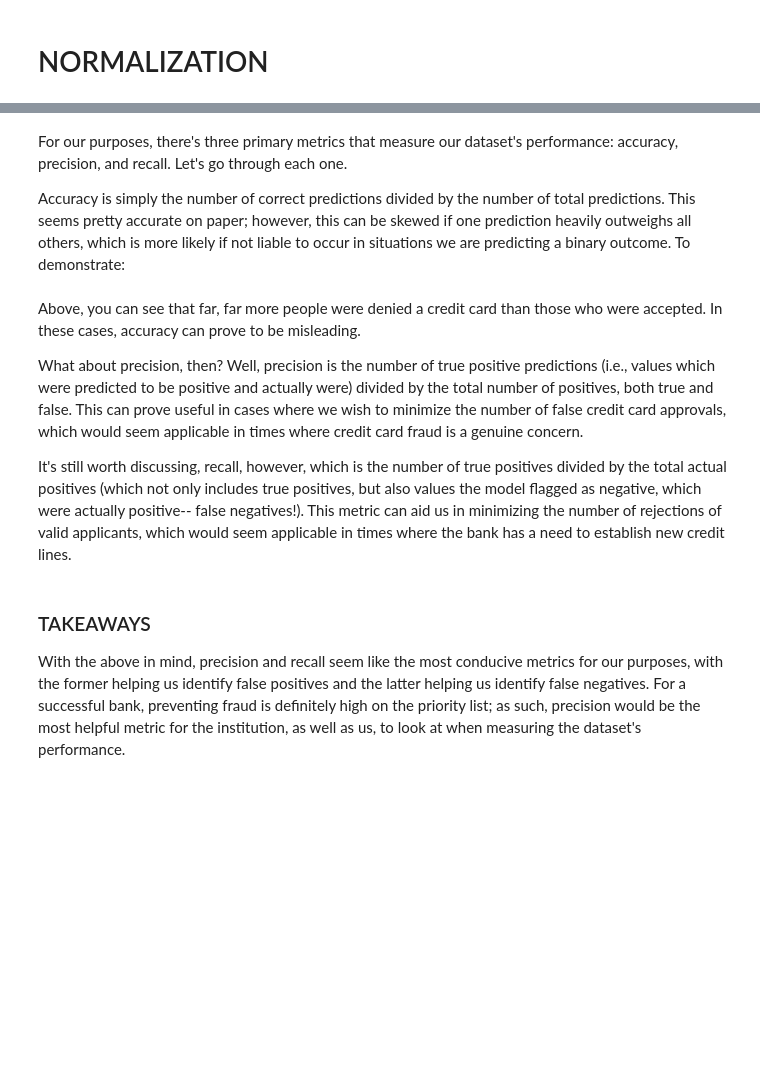
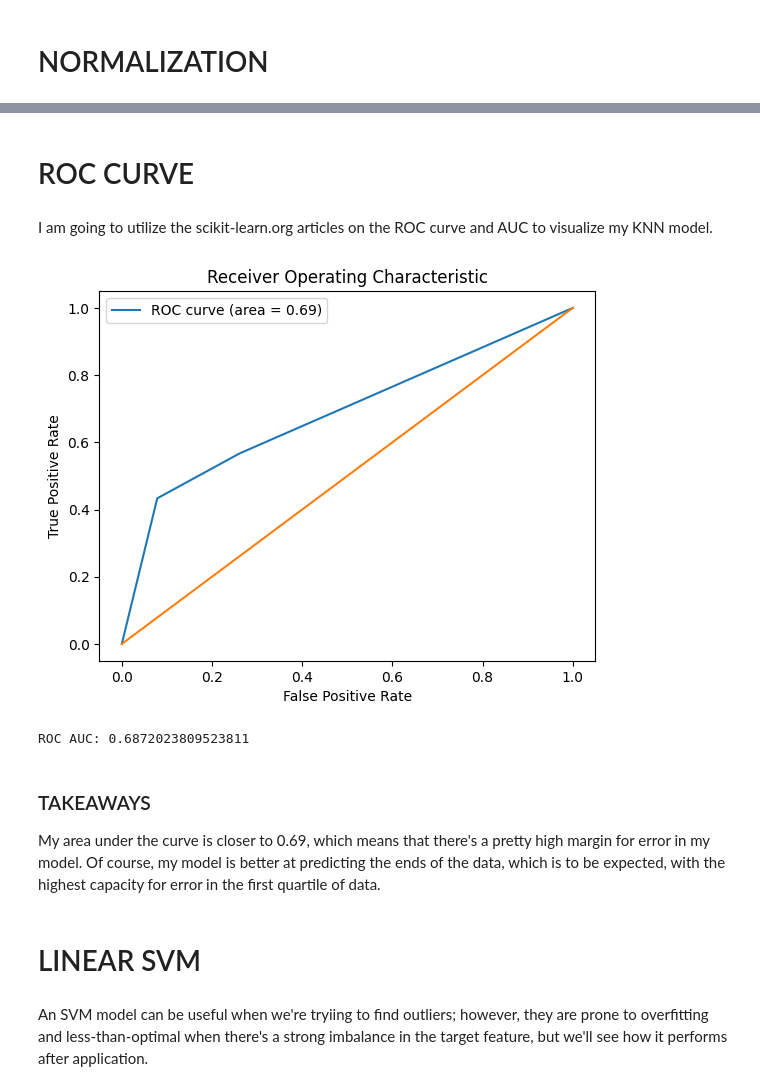
Before and after one commit to HarshBains/harsh_bains_csci_1070, a Jupyter notebook: Week 10/Homework_09_Questions.ipynb, the cells around one changed output, grey strips where cells are left out. Saved outputs shown, nothing was run; the diff lists cells and outputs as text; code cells hidden in the pictures; blank space fills up the shorter version.

```diff
--- a/Week 10/Homework_09_Questions.ipynb
+++ b/Week 10/Homework_09_Questions.ipynb
@@ -98,3 +163,9 @@ credit_df = null_sub()
+# %%
+def smoteenn(X, y):
+
+    smoteenn = SMOTEENN(random_state = 42)
+    X_new, y_new = smoteenn.fit_resample(X, y)
+    return X_new, y_new
 # %% [markdown]
 # UNIVARIATE LINEAR REGRESSION
 # %%
@@ -131,6 +203,7 @@ An R-squared score of -0.016 is genuienly terrible; it seems as though annual_in
 X = credit_df.drop('label', axis = 1)
 y = credit_df['label']
 X_train, X_test, y_train, y_test = train_test_split(X, y, test_size = 0.3, random_state = 42)
+X_train_new, y_train_new = smoteenn(X_train, y_train)
 
 # Find the optimal K value
 def optimalNeighbors(X_train, X_test, y_train, y_test) -> int:
@@ -149,11 +222,11 @@ def optimalNeighbors(X_train, X_test, y_train, y_test) -> int:
     return maxK
 
 # Establish K
-k = optimalNeighbors(X_train, X_test, y_train, y_test)
+k = optimalNeighbors(X_train_new, X_test, y_train_new, y_test)
 
 # Train the KNN model using the optimal number of neighbors found above
 knn = KNeighborsClassifier(n_neighbors = k)
-knn.fit(X_train, y_train)
+knn.fit(X_train_new, y_train_new)
 
 # Predict
 kPred = knn.predict(X_test)
@@ -187,14 +298,15 @@ X = credit_df.drop('label', axis = 1)
 y = credit_df['label']
 
 X_train, X_test, y_train, y_test = train_test_split(X, y, test_size = 0.2, random_state = 42)
+X_train_new, y_train_new = smoteenn(X_train, y_train)
 # Use StandardScaler() so that the mean is 0 and the standard deviation is 1, making the data more centralized
 sc = StandardScaler()
-X_train = sc.fit_transform(X_train)
+X_train_std = sc.fit_transform(X_train_new)
 X_test = sc.fit_transform(X_test)
 
 # Use univariate linear regression on the newly normalized data
 lReg = LinearRegression()
-lReg.fit(X_train, y_train)
+lReg.fit(X_train_std, y_train_new)
 
 # Predict on the test set
 lPred = lReg.predict(X_test)
@@ -206,7 +320,7 @@ print(r2)
 # Use KNN using the newly normalized data
 
 knn = KNeighborsClassifier(n_neighbors = k)
-knn.fit(X_train, y_train)
+knn.fit(X_train_std, y_train_new)
 
 # Predict
 kPred = knn.predict(X_test)
@@ -227,4 +342,0 @@ Interestingly, it seems as though normalizing the data made univariate linear re
-# %% [markdown]
-For our purposes, there's three primary metrics that measure our dataset's performance: accuracy, precision, and recall. Let's go through each one.
-
-Accuracy is simply the number of correct predictions divided by the number of total predictions. This seems pretty accurate on paper; however, this can be skewed if one prediction heavily outweighs all others, which is more likely if not liable to occur in situations we are predicting a binary outcome. To demonstrate:
@@ -233,10 +343,35 @@ credit_df['label'].value_counts()
-# %% [markdown]
-Above, you can see that far, far more people were denied a credit card than those who were accepted. In these cases, accuracy can prove to be misleading.
-
-What about precision, then? Well, precision is the number of true positive predictions (i.e., values which were predicted to be positive and actually were) divided by the total number of positives, both true and false. This can prove useful in cases where we wish to minimize the number of false credit card approvals, which would seem applicable in times where credit card fraud is a genuine concern.
-
-It's still worth discussing, recall, however, which is the number of true positives divided by the total actual positives (which not only includes true positives, but also values the model flagged as negative, which were actually positive-- false negatives!). This metric can aid us in minimizing the number of rejections of valid applicants, which would seem applicable in times where the bank has a need to establish new credit lines.
+# %% [markdown]
+# ROC CURVE
+# %% [markdown]
+I am going to utilize the scikit-learn.org articles on the ROC curve and AUC to visualize my KNN model.
+# %%
+def create_roc_curve(y_test, y_prob):
+
+    fp, tp, thresholds = roc_curve(y_test, y_prob)
+    roc_auc = auc(fp, tp)
+
+    plt.figure()
+    plt.plot(fp, tp, label=f'ROC curve (area = {roc_auc:.2f})')
+    plt.plot([0, 1], [0, 1])
+    plt.xlabel('False Positive Rate')
+    plt.ylabel('True Positive Rate')
+    plt.title('Receiver Operating Characteristic')
+    plt.legend(loc='upper left')
+    plt.show()
+
+    return roc_auc
+
+y_prob = knn.predict_proba(X_test)[:, 1]
+roc_auc = create_roc_curve(y_test, y_prob)
+print(f"ROC AUC: {roc_auc}")
+# %% [output]
+[figure, added]
+ROC AUC: 0.6872023809523811
 # %% [markdown]
 ### TAKEAWAYS
 
-With the above in mind, precision and recall seem like the most conducive metrics for our purposes, with the former helping us identify false positives and the latter helping us identify false negatives. For a successful bank, preventing fraud is definitely high on the priority list; as such, precision would be the most helpful metric for the institution, as well as us, to look at when measuring the dataset's performance.
+My area under the curve is closer to 0.69, which means that there's a pretty high margin for error in my model. Of course, my model is better at predicting the ends of the data, which is to be expected, with the highest capacity for error in the first quartile of data.
+# %% [markdown]
+# LINEAR SVM
+# %% [markdown]
+An SVM model can be useful when we're tryiing to find outliers; however, they are prone to overfitting and less-than-optimal when there's a strong imbalance in the target feature, but we'll see how it performs after application.
```
Also changed, not shown: parts of 28 cells of this notebook.
